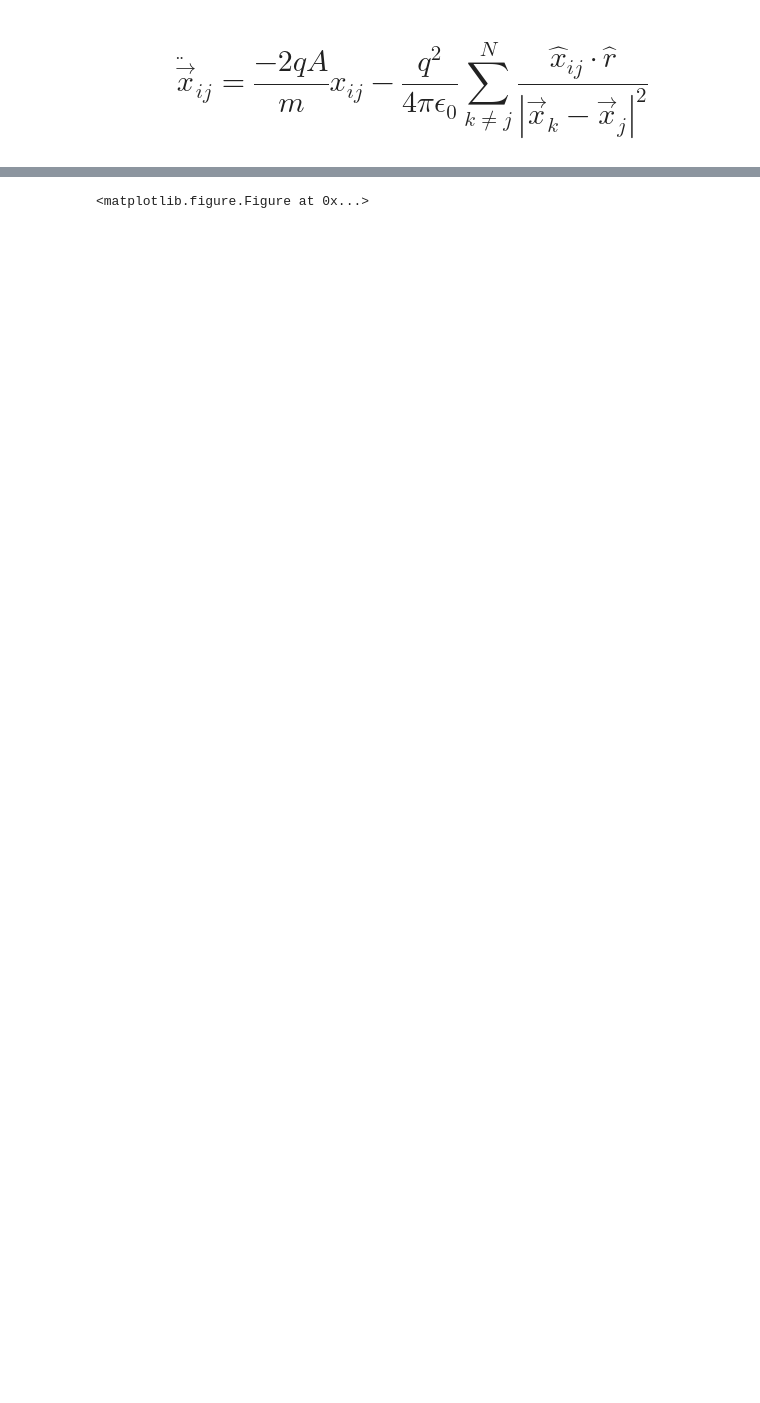
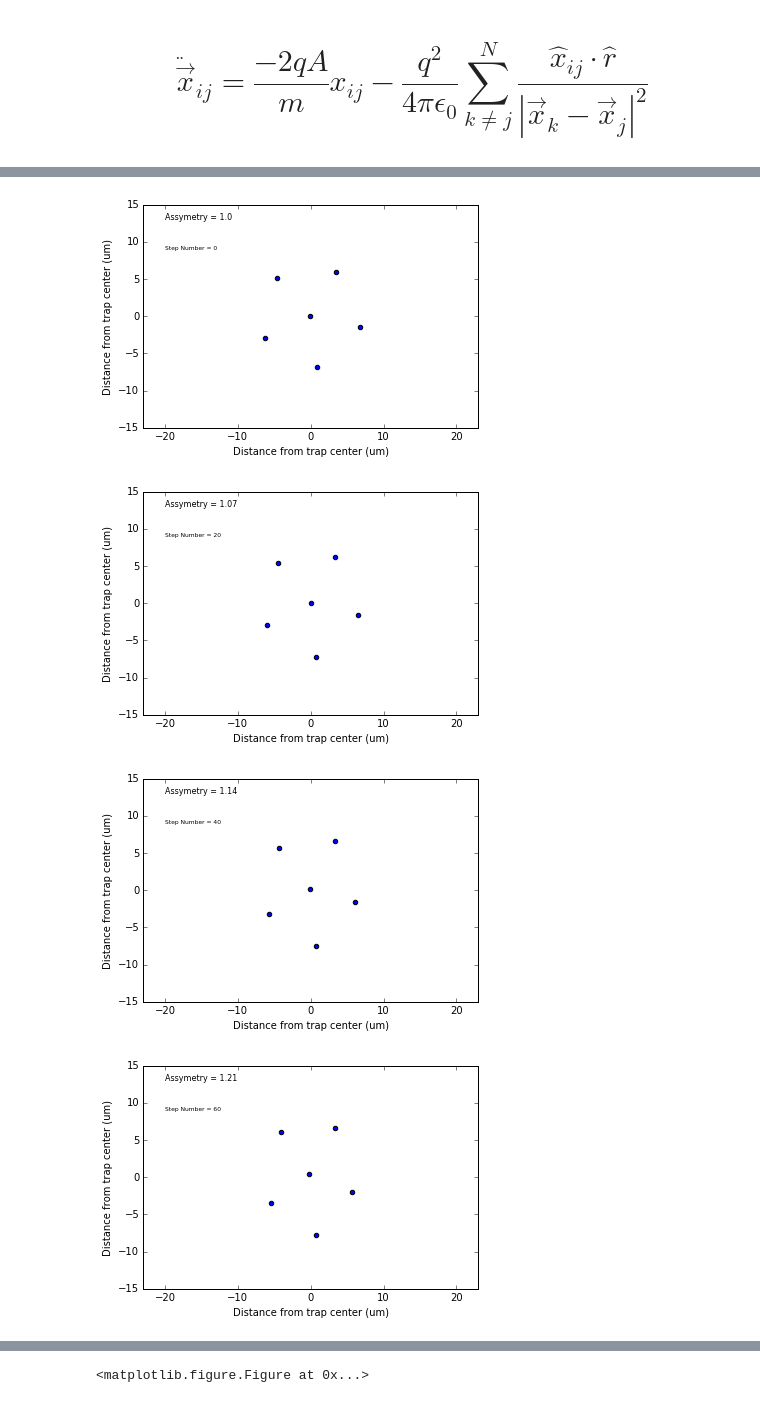
Before and after one commit to CampbellGroup/Qsim, a Jupyter notebook: Ipython-Notebooks/Crystal_Configurations.ipynb, the cells around one changed output, grey strips where cells are left out. Cells and saved outputs as stored; diff of their text form; code cells hidden in the pictures; blank space fills up the shorter version.

```diff
--- a/Ipython-Notebooks/Crystal_Configurations.ipynb
+++ b/Ipython-Notebooks/Crystal_Configurations.ipynb
@@ -86,7 +86,7 @@ class ion():
 # $$\ddot{\vec{x}}_{ij} = \frac{-2qA}{m}x_{ij} - \frac{q^2}{4 \pi \epsilon_0}\sum_{k\neq j}^{N} \frac{\hat{x}_{ij}\cdot \hat{r}}{|\vec{x}_k-\vec{x}_j|^2}$$
 # %%
 def make_crystal(N_ions = 6, pos_spread = 160e-6, iterations = 800,
-                 step_size = 1e-6, starting_ions = None, assy = 1):
+                 step_size = 1e-6, starting_ions = None, assy = 1, constant_ion = None):
     '''
     This function iterates random steps in postion and recalculates the energy of the configuration of N ions,
     if the energy is decreased it accepts the move and repeats
@@ -107,7 +107,9 @@ def make_crystal(N_ions = 6, pos_spread = 160e-6, iterations = 800,
     iters = 0
     E = [E0]
     last_E = E0
-    ions[0].constant = True
+    if constant_ion is not None:
+        for fixed in constant_ion:
+            ions[fixed].constant = True
     while iters < iterations:
         iters +=1
         for i, particle in enumerate(ions):
@@ -134,55 +130,44 @@ print ions[1].y
 # %%
-#fig, axs = plt.subplots(3,5, figsize=(15, 15), facecolor='w', edgecolor='k')
-#fig.subplots_adjust(hspace = .5, wspace=.001)
-#axs = axs.ravel()
 prev_ions = None
+showevery = 20
 for i in range(100):
     assymetry = 1 + i*0.0035
     E, ions = make_crystal(N_ions = 6, starting_ions = prev_ions,assy = assymetry, iterations = 2000)
     prev_ions = ions
     x=[]
     y=[]
     for particle in ions:
         x.append(particle.x * 1e6)
         y.append(particle.y * 1e6)
-    #plt.axis('equal')
-    plt.axis([-23,23,-15,15])
-    #axs[i].set_ylim([-15,15])
-    #axs[i].set_xlim([-15,15])
-    #axs[i].set_ylim([-10,10])
-    #plt.xlim([-10,10])
-    plt.scatter(x,y)
-    plt.text(-20, 13, 'Assymetry = ' + str(assymetry), fontsize=8)
-    plt1e6 *.text(-20, 9, 'Step Number = ' + str(i), fontsize=6)
-    plt.xlabel('Distance from trap center (um)')
-    plt.ylabel('Distance from trap center (um)')
-    #axs[i].scatter(x,y)
-    #axs[i].text(-3, 1, 'Assymetry = ' + str(assymetry), fontsize=6)
-    #axs[i].text(-3, -1, 'Step Number = ' + str(i), fontsize=6)
-    plt.savefig('gif_transition/frame_%s.pdf' % str(i))
-    plt.clf()
+    if i % showevery == 0:
+        plt.axis([-23,23,-15,15])print a[0]
+        plt.scatter(x,y)
+        plt.text(-20, 13, 'Assymetry = ' + str(assymetry), fontsize=8)
+        plt.text(-20, 9, 'Step Number = ' + str(i), fontsize=6)
+        plt.xlabel('Distance from trap center (um)')
+        plt.ylabel('Distance from trap center (um)')
+        plt.show()
+        plt.clf()
 for i in range(101):
     assymetry = (1.35)- i*0.0035
     E, ions = make_crystal(N_ions = 6, starting_ions = prev_ions,assy = assymetry, iterations = 2000)
     prev_ions = ions
     x=[]
-    y=[]
+    y=[]0.5 *
     for particle in ions:
         x.append(particle.x * 1e6)
         y.append(particle.y * 1e6)
-    plt.axis([-23,23,-15,15])
-    #plt.axis('equal')
-    #axs[i].set_ylim([-15,15])
-    #axs[i].set_xlim([-15,15])
-    #axs[7 + i].scatter(x,y)
-    #axs[i].set_ylim([-10,10])
-    #plt.xlim([-10,10])
-    plt.scatter(x,y)
-    plt.text(-20, 13, 'Assymetry = ' + str(assymetry), fontsize=8)
-    plt.text(-20, 9, 'Step Number = ' + str(100 + i), fontsize=6)
-    plt.xlabel('Distance from trap center (um)')
-    plt.ylabel('Distance from trap center (um)')
-    plt.savefig('gif_transition/frame_%s.pdf' % str(100 + i))
-    plt.clf()
-#plt.savefig('N=6transition_assymetry.pdf')
+    if i % showevery == 0:
+        plt.axis([-23,23,-15,15])
+        plt.scatter(x,y)
+        plt.text(-20, 13, 'Assymetry = ' + str(assymetry), fontsize=8)
+        plt.text(-20, 9, 'Step Number = ' + str(100 + i), fontsize=6)
+        plt.xlabel('Distance from trap center (um)')
+        plt.ylabel('Distance from trap center (um)')
+        plt.show()
+        plt.clf()
 # %% [output]
+[figure, added]
+[figure, added]
+[figure, added]
+[figure, added]
```
Also changed, not shown: parts of 26 cells of this notebook.
